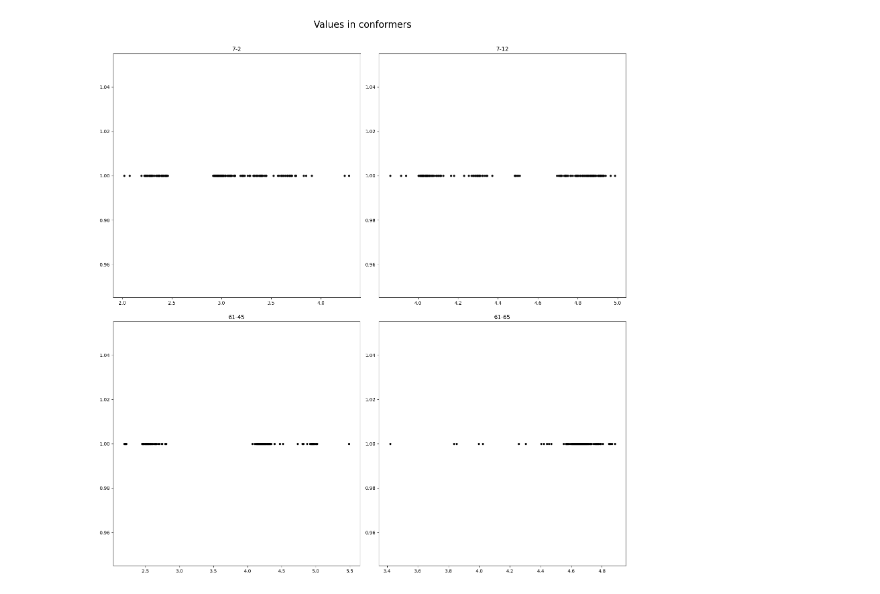
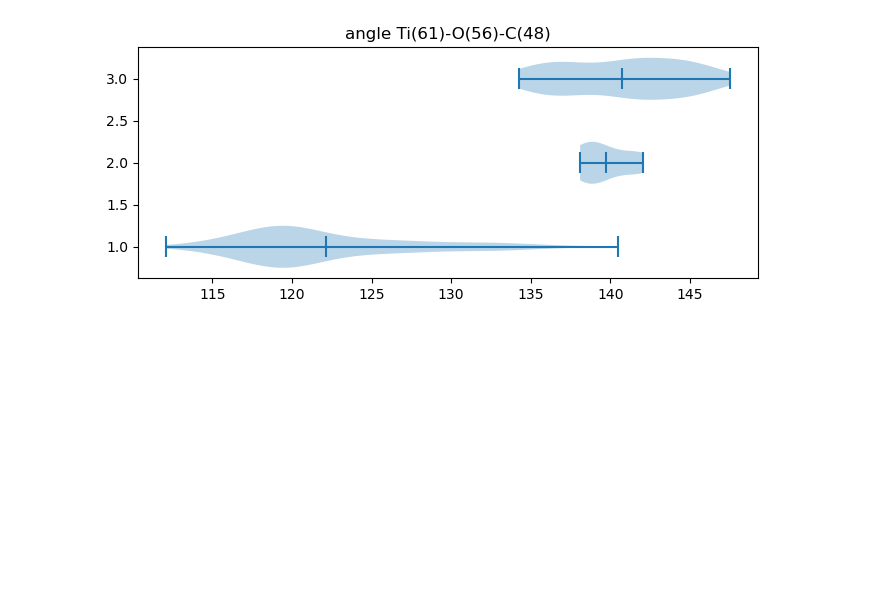
Before and after one commit to urmaspitsi/molli, a Jupyter notebook: examples/Explorer2.ipynb, the cells around one changed output. Cells and saved outputs as stored; diff of their text form; code cells hidden in the pictures; blank space fills up the shorter version.

```diff
--- a/examples/Explorer2.ipynb
+++ b/examples/Explorer2.ipynb
@@ -46,0 +31,20 @@ calc_by_mols = A.calculate_values_groupby_molecules(
+# %%
+mol24_ex15_gfnff_crest_conformers = Dataset.create_with_names(
+  description="mol24_ex15_gfnff_crest_conformers",
+  paths_with_names=[(Path("C:/tmp/Molli/data/mol24_ex15_gfnff_crestconfs.xyz"), "mol24_ex15_gfnff_crestconfs")])
+
+mol24_ex16_gfn2_crest_conformers = Dataset.create_with_names(
+  description="mol24_ex16_gfn2_crest_conformers",
+  paths_with_names=[(Path("C:/tmp/Molli/data/mol24_ex16_gfn2_crestconfs.xyz"), "mol24_ex16_gfn2_crestconfs")])
+
+mol24_ex19_gfn2_crest_conformers_from_ex16_crest5 = Dataset.create_with_names(
+  description="mol24_ex19_gfn2_crest_conformers_from_ex16_crest5",
+  paths_with_names=[(Path("C:/tmp/Molli/data/mol24_ex19_gfn2_crestconfs_from_ex16_crest5.xyz"), "mol24_ex19_gfn2_crestconfs_from_ex16_crest5")])
+
+crest_confs_datasets = [
+        mol24_ex15_gfnff_crest_conformers,
+        mol24_ex16_gfn2_crest_conformers,
+        mol24_ex19_gfn2_crest_conformers_from_ex16_crest5,
+    ]
+
+crest_confs_dataset_names = [x.description for x in crest_confs_datasets]
@@ -46,0 +55,5 @@ calc_by_mols = A.calculate_values_groupby_molecules(
+# %%
+crest_confs_results = A.calculate_dataset_list(
+                                dataset_list=crest_confs_datasets,
+                                features_list=mol24_interesting_features
+                                )
@@ -80,10 +194,21 @@ plt.show()
-# %%
-_, axs = plt.subplots(num_rows, num_cols, figsize=(16, 16))
-for data, ax in zip(calc_by_features, axs.ravel()):
-    ax.scatter(data.values, [1 for _ in data.values], s=12, c='black')
-    ax.set_title(data.name)
-plt.tight_layout(h_pad=2)
-plt.suptitle('Values in conformers', fontsize=20, y=1.04)
-plt.show()
-# %% [output]
-[figure, removed]
+# %%
+dataset_list_results = crest_confs_results
+dataset_names = crest_confs_dataset_names
+features_list = mol24_interesting_features
+
+features_idx = 2
+plot_title = features_list[features_idx].label
+data = [x["calc_by_features"][features_idx].values for x in dataset_list_results]
+user_medians = [np.mean(x) for x in data]
+
+plt.figure(figsize=(8,len(dataset_names) * 1))
+plt.title(plot_title)
+plt.violinplot(
+                data,
+                [1,2,3],
+                points=100,
+                showmeans=True,
+                vert=False,
+            );
+# %% [output]
+[figure, added]
```
Also changed, not shown: parts of 12 cells of this notebook.
